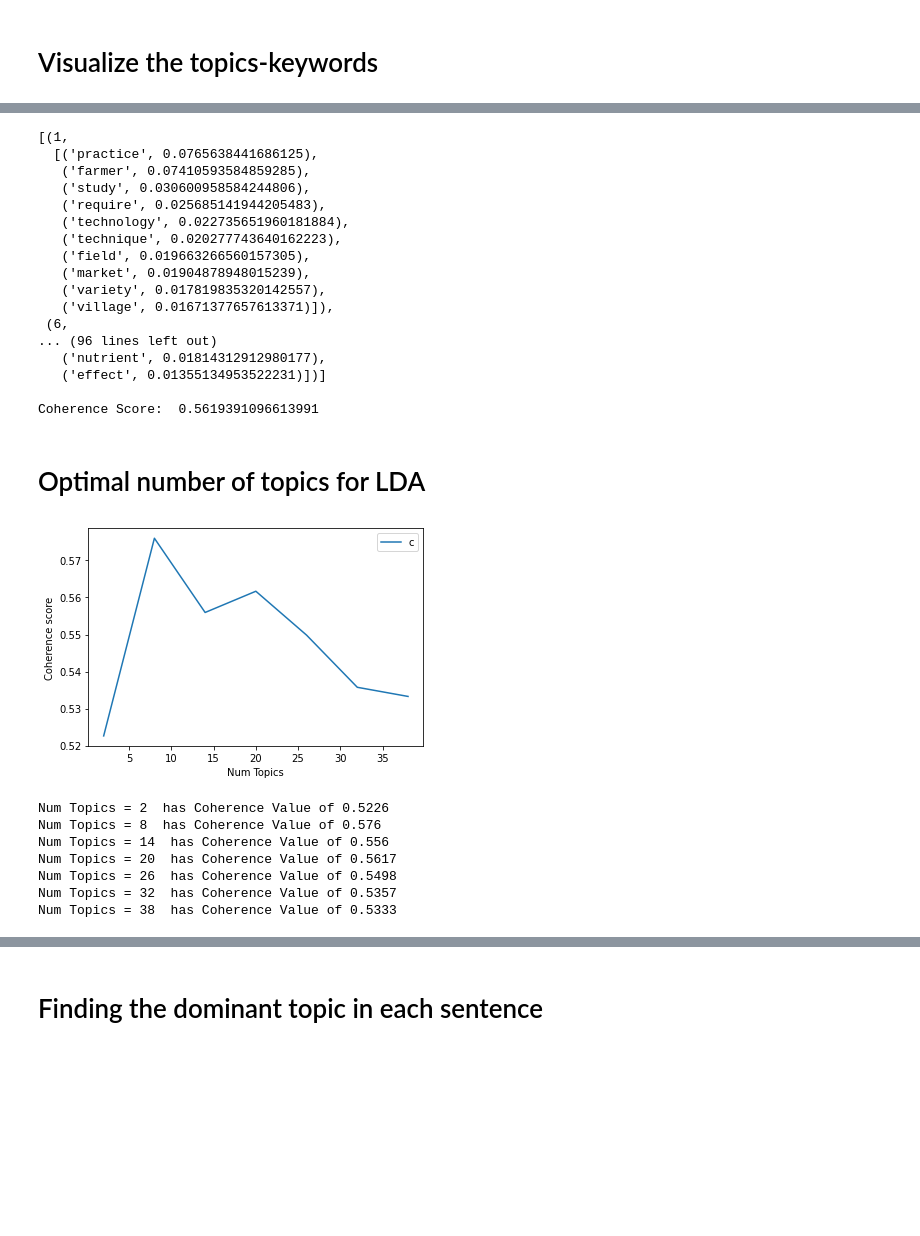
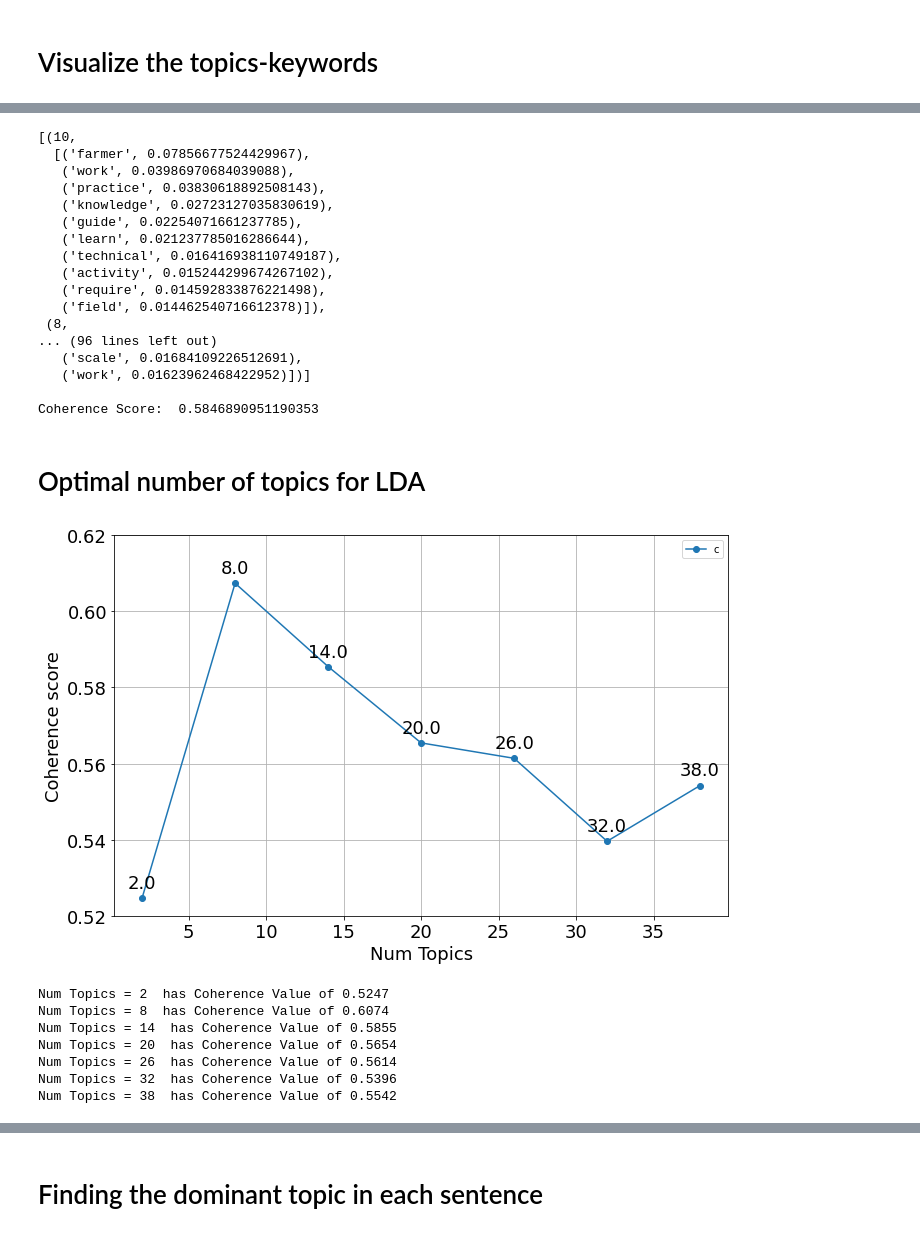
Before and after one commit to farhad-sadeghlo/NLP_Topic_Modeling, a Jupyter notebook: topic_modeling_and_visualization_with_Gensim.ipynb, the cells around one changed output, grey strips where cells are left out. Cells and saved outputs as stored; diff of their text form; code cells hidden in the pictures; blank space fills up the shorter version.

```diff
--- a/topic_modeling_and_visualization_with_Gensim.ipynb
+++ b/topic_modeling_and_visualization_with_Gensim.ipynb
@@ -71,7 +71,9 @@ Successfully installed funcy-1.17 pyLDAvis-3.3.1 sklearn-0.0.post1
 # NLTK Stop words
 from nltk.corpus import stopwords
 stop_words = stopwords.words('english')
-stop_words.extend(['from', 'subject', 're', 'edu', 'use'])
+stop_words.extend(['from', 'subject', 're', 'edu', 'use', 'also', 'then', 'the', 'due', 'take','value', 'less',
+                   'well', 'many', 'need', 'index', 'make', 'way', 'much', 'part', 'take', 'therefore', 'come',
+                   'go', 'first', 'show', 'cause', 'even', 'often', 'see', 'help', 'new'])
 # %%
 # Importing the datasets
 # pdf211 = pd.read_csv('/content/PDFBatchText-0211 - totaltext-2 (1).csv')
@@ -417,23 +417,23 @@ coherence_model_ldamallet = CoherenceModel(model=ldamallet, texts=data_lemmatize
 coherence_ldamallet = coherence_model_ldamallet.get_coherence()
 print('\nCoherence Score: ', coherence_ldamallet)
 # %% [output]
-[(1,
-  [('practice', 0.0765638441686125),
-   ('farmer', 0.07410593584859285),
-   ('study', 0.030600958584244806),
-   ('require', 0.025685141944205483),
-   ('technology', 0.022735651960181884),
-   ('technique', 0.020277743640162223),
-   ('field', 0.019663266560157305),
-   ('market', 0.01904878948015239),
-   ('variety', 0.017819835320142557),
-   ('village', 0.01671377657613371)]),
- (6,
+[(10,
+  [('farmer', 0.07856677524429967),
+   ('work', 0.03986970684039088),
+   ('practice', 0.03830618892508143),
+   ('knowledge', 0.02723127035830619),
+   ('guide', 0.02254071661237785),
+   ('learn', 0.021237785016286644),
+   ('technical', 0.016416938110749187),
+   ('activity', 0.015244299674267102),
+   ('require', 0.014592833876221498),
+   ('field', 0.014462540716612378)]),
+ (8,
 ... (96 lines left out)
-   ('nutrient', 0.01814312912980177),
-   ('effect', 0.01355134953522231)])]
+   ('scale', 0.01684109226512691),
+   ('work', 0.01623962468422952)])]
 
-Coherence Score:  0.5619391096613991
+Coherence Score:  0.5846890951190353
 # %% [markdown]
 # Optimal number of topics for LDA
 # %%
@@ -466,25 +466,35 @@ def compute_coherence_values(dictionary, corpus, texts, limit, start=2, step=3):
 # Can take a long time to run.
 model_list, coherence_values = compute_coherence_values(dictionary=id2word, corpus=corpus, texts=data_lemmatized, start=2, limit=40, step=6)
 # %%
+from bokeh.core.properties import FontSize
 # Show graph
 limit=40; start=2; step=6;
 x = range(start, limit, step)
-plt.plot(x, coherence_values)
-plt.xlabel("Num Topics")
-plt.ylabel("Coherence score")
+fontsize=18
+plt.figure(figsize=(11, 7))
+plt.plot(x, coherence_values, "-o")
+plt.xlabel("Num Topics", FontSize=fontsize)
+plt.ylabel("Coherence score", FontSize=fontsize)
 plt.legend(("coherence_values"), loc='best')
+plt.xticks(FontSize=fontsize)
+plt.yticks(FontSize=fontsize)
+plt.ylim([0.52, 0.62])
+for xitem, yitem in np.nditer([x, coherence_values]):
+  annotation = "{:.1f}".format(xitem)
+  plt.annotate(annotation, (xitem, yitem), textcoords='offset points', xytext=(0,10), ha='center', FontSize=fontsize)
+plt.grid(True)
 plt.show()
 # %% [output]
-[figure, old version]
+[figure, new version]
 # %%
 # Print the coherence scores
 for m, cv in zip(x, coherence_values):
     print("Num Topics =", m, " has Coherence Value of", round(cv, 4))
 # %% [output]
-Num Topics = 2  has Coherence Value of 0.5226
-Num Topics = 8  has Coherence Value of 0.576
-Num Topics = 14  has Coherence Value of 0.556
-Num Topics = 20  has Coherence Value of 0.5617
-Num Topics = 26  has Coherence Value of 0.5498
-Num Topics = 32  has Coherence Value of 0.5357
-Num Topics = 38  has Coherence Value of 0.5333
+Num Topics = 2  has Coherence Value of 0.5247
+Num Topics = 8  has Coherence Value of 0.6074
+Num Topics = 14  has Coherence Value of 0.5855
+Num Topics = 20  has Coherence Value of 0.5654
+Num Topics = 26  has Coherence Value of 0.5614
+Num Topics = 32  has Coherence Value of 0.5396
+Num Topics = 38  has Coherence Value of 0.5542
```
Also changed, not shown: parts of 27 cells of this notebook.
